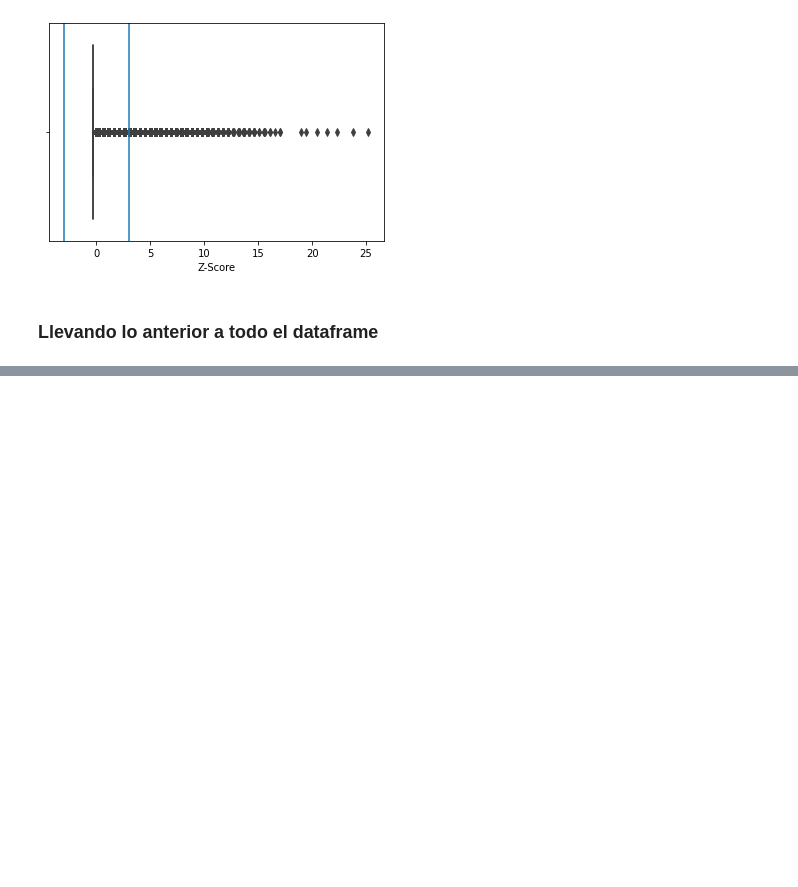
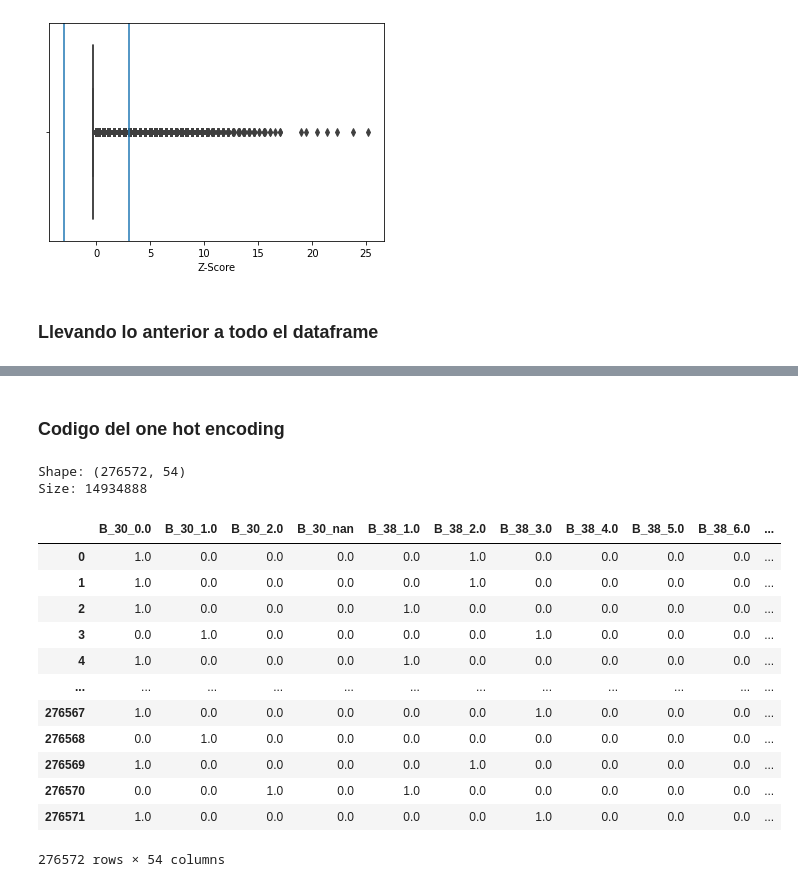
Before and after one commit to BraianV/Org-Datos-Grupo-19, a Jupyter notebook: notebooks/Analisis de datos.ipynb, the cells around one changed output, grey strips where cells are left out. Drawn from its saved outputs; the diff is of its cells as text; code cells hidden in the pictures; blank space fills up the shorter version.

Commit message:
One hot encoding abajo de todo

```diff
--- a/notebooks/Analisis de datos.ipynb
+++ b/notebooks/Analisis de datos.ipynb
@@ -242,0 +235,9 @@ Fueron eliminadas:  162676 filas
+# %%
+df_cat = df[columnas_categoricas]
+display(df_cat.isna().sum())
+df_cat['D_66'] = 1-df_cat['D_66'].isna().astype(int)
+display(df_cat['D_66'].value_counts())
+
+df_cat.shape
+
+#En la columna D_66 reemplaza por 0 si no tiene info, 1 eoc
@@ -242,0 +342,28 @@ Fueron eliminadas:  162676 filas
+# %% [markdown]
+### Codigo del one hot encoding
+# %%
+to_enc = columnas_categoricas
+enc = OneHotEncoder()
+enc.fit(df_cat[to_enc])
+ohed = pd.DataFrame(enc.transform(df_cat[to_enc]).toarray())
+print(f"Shape: {ohed.shape}")
+print(f"Size: {ohed.size}")
+
+ohed.columns = [name+"_"+str(y) for name,categorie in zip(enc.feature_names_in_,enc.categories_) for y in categorie]
+display(ohed)
+# %% [output]
+Shape: (276572, 54)
+Size: 14934888
+|  | B_30_0.0 | B_30_1.0 | B_30_2.0 | B_30_nan | B_38_1.0 | B_38_2.0 | B_38_3.0 | B_38_4.0 | B_38_5.0 | B_38_6.0 | ... |
+| 0 | 1.0 | 0.0 | 0.0 | 0.0 | 0.0 | 1.0 | 0.0 | 0.0 | 0.0 | 0.0 | ... |
+| 1 | 1.0 | 0.0 | 0.0 | 0.0 | 0.0 | 1.0 | 0.0 | 0.0 | 0.0 | 0.0 | ... |
+| 2 | 1.0 | 0.0 | 0.0 | 0.0 | 1.0 | 0.0 | 0.0 | 0.0 | 0.0 | 0.0 | ... |
+| 3 | 0.0 | 1.0 | 0.0 | 0.0 | 0.0 | 0.0 | 1.0 | 0.0 | 0.0 | 0.0 | ... |
+| 4 | 1.0 | 0.0 | 0.0 | 0.0 | 1.0 | 0.0 | 0.0 | 0.0 | 0.0 | 0.0 | ... |
+| ... | ... | ... | ... | ... | ... | ... | ... | ... | ... | ... | ... |
+| 276567 | 1.0 | 0.0 | 0.0 | 0.0 | 0.0 | 0.0 | 1.0 | 0.0 | 0.0 | 0.0 | ... |
+| 276568 | 0.0 | 1.0 | 0.0 | 0.0 | 0.0 | 0.0 | 0.0 | 0.0 | 0.0 | 0.0 | ... |
+| 276569 | 1.0 | 0.0 | 0.0 | 0.0 | 0.0 | 1.0 | 0.0 | 0.0 | 0.0 | 0.0 | ... |
+| 276570 | 0.0 | 0.0 | 1.0 | 0.0 | 1.0 | 0.0 | 0.0 | 0.0 | 0.0 | 0.0 | ... |
+| 276571 | 1.0 | 0.0 | 0.0 | 0.0 | 0.0 | 0.0 | 1.0 | 0.0 | 0.0 | 0.0 | ... |
+276572 rows × 54 columns
```
Also changed, not shown: parts of 9 cells of this notebook.
